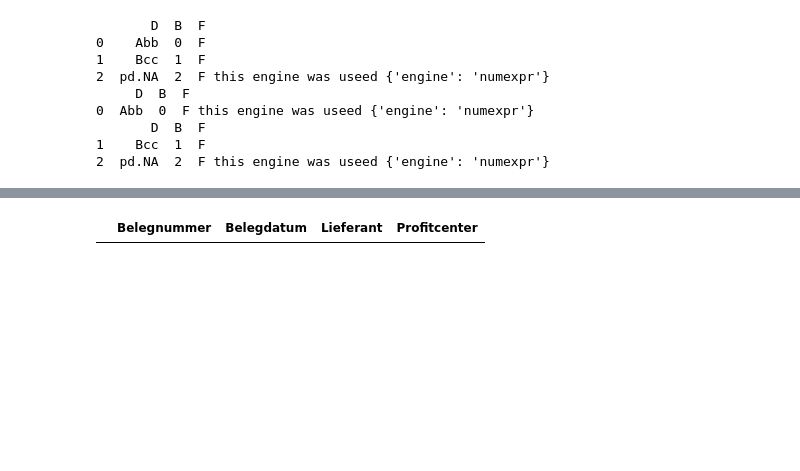
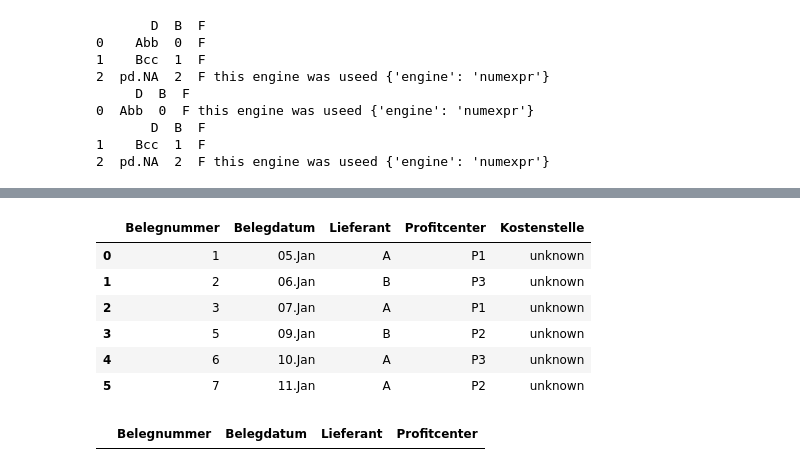
Before and after one commit to oilyshelf/AutomaModela, a Jupyter notebook: Notebooks/bpmn.ipynb, the cells around one changed output, grey strips where cells are left out. Saved outputs shown, nothing was run; the diff lists cells and outputs as text; code cells hidden in the pictures; blank space fills up the shorter version.

```diff
--- a/Notebooks/bpmn.ipynb
+++ b/Notebooks/bpmn.ipynb
@@ -683,3 +683,13 @@ s.transform(df)
+# %%
+df.eval('Kostenstelle = "unknown"', engine="python")
+# %% [output]
+|  | Belegnummer | Belegdatum | Lieferant | Profitcenter | Kostenstelle |
+| 0 | 1 | 05.Jan | A | P1 | unknown |
+| 1 | 2 | 06.Jan | B | P3 | unknown |
+| 2 | 3 | 07.Jan | A | P1 | unknown |
+| 3 | 5 | 09.Jan | B | P2 | unknown |
+| 4 | 6 | 10.Jan | A | P3 | unknown |
+| 5 | 7 | 11.Jan | A | P2 | unknown |
 # %%
 table2 = """Cost Center;NGC Cost Center;Department;Department Description
 K1 N2 D A
```
Also changed, not shown: parts of 2 cells of this notebook, 11 other files.
